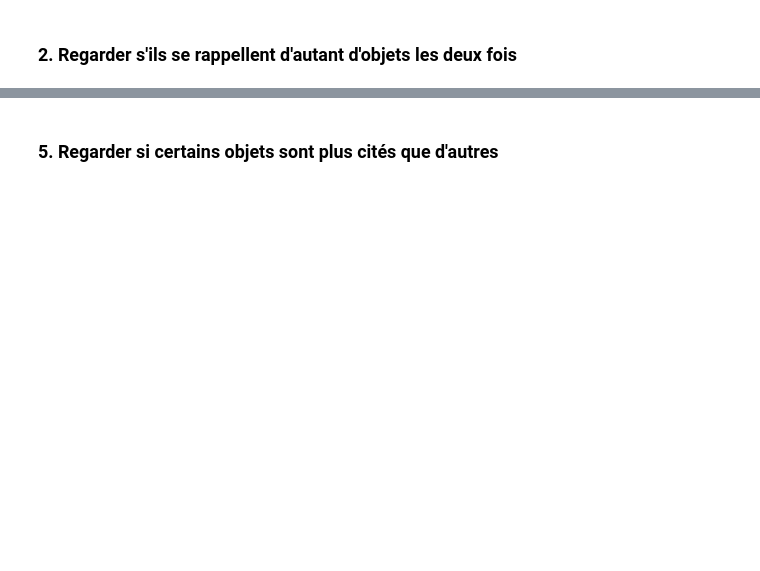
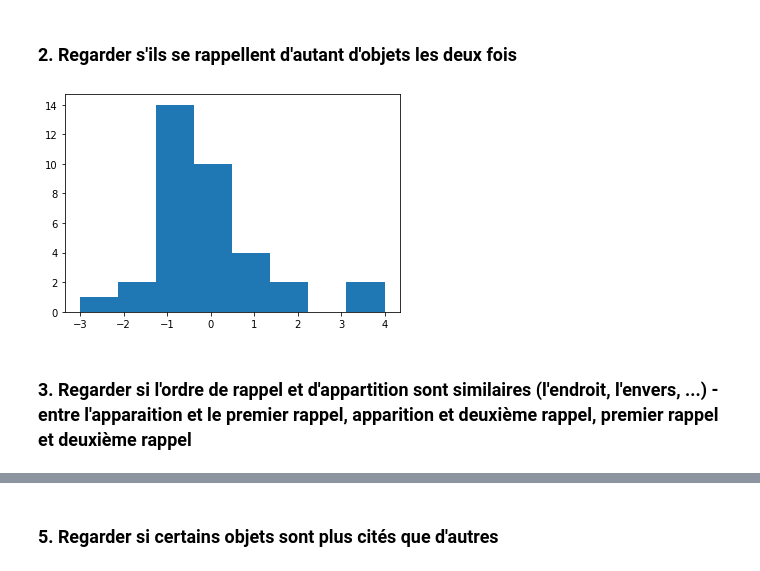
Before and after one commit to Gorzen/SHS-Project, a Jupyter notebook: Analyse.ipynb, the cells around one changed output, grey strips where cells are left out. Saved outputs shown, nothing was run; the diff lists cells and outputs as text; code cells hidden in the pictures; blank space fills up the shorter version.

```diff
--- a/Analyse.ipynb
+++ b/Analyse.ipynb
@@ -38,2 +69,32 @@ results
 # %% [markdown]
 ### 2. Regarder s'ils se rappellent d'autant d'objets les deux fois
+# %%
+gen = results.T.iterrows()
+
+next(gen)
+next(gen)
+
+scores = []
+
+for i, row in gen:
+    first = row.iloc[1:]
+    second = next(gen)[1].iloc[1:]
+
+    first = len(first[~first.isnull()])
+    second = len(second[~second.isnull()])
+
+    if second-first==-9:
+        print(i)
+
+    scores.append(second - first)
+
+    # Skip apparition
+    next(gen, None)
+
+
+plt.hist(scores, bins=np.max(scores)-np.min(scores)+1)
+plt.show()
+# %% [output]
+[figure, added]
+# %% [markdown]
+### 3. Regarder si l'ordre de rappel et d'appartition sont similaires (l'endroit, l'envers, ...) - entre l'apparaition et le premier rappel, apparition et deuxième rappel, premier rappel et deuxième rappel
```
Also changed, not shown: parts of 17 cells of this notebook, 1 other file.
